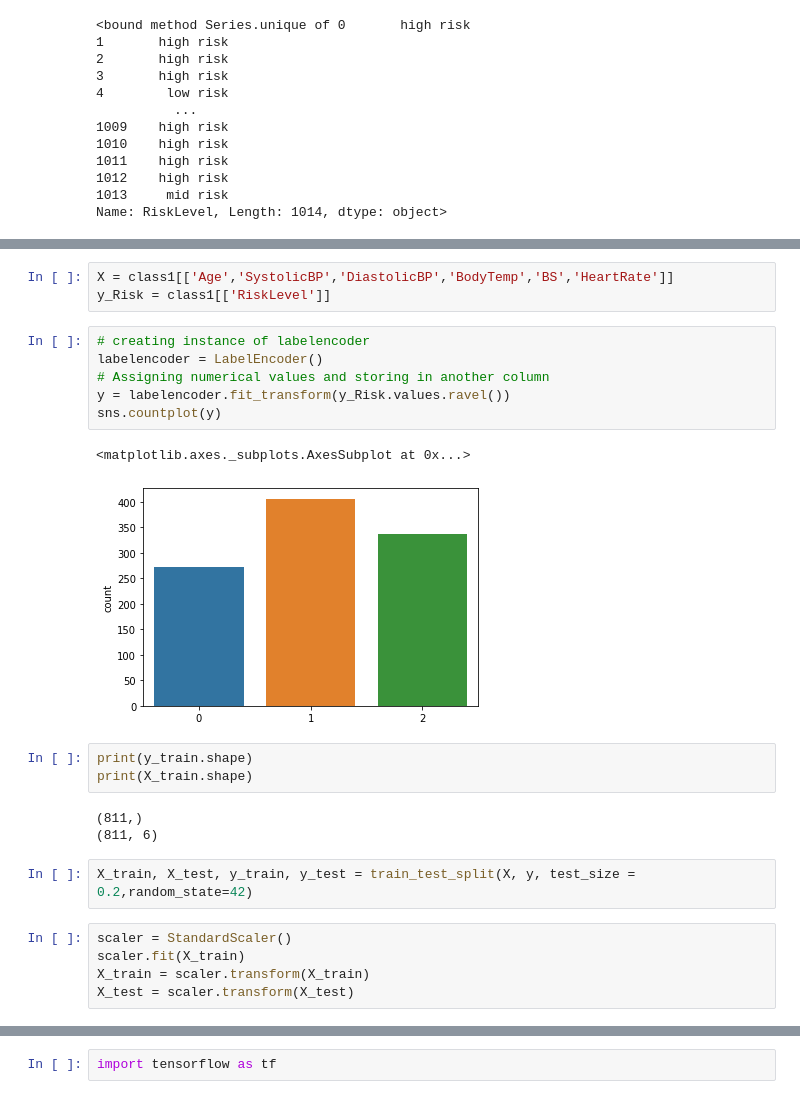
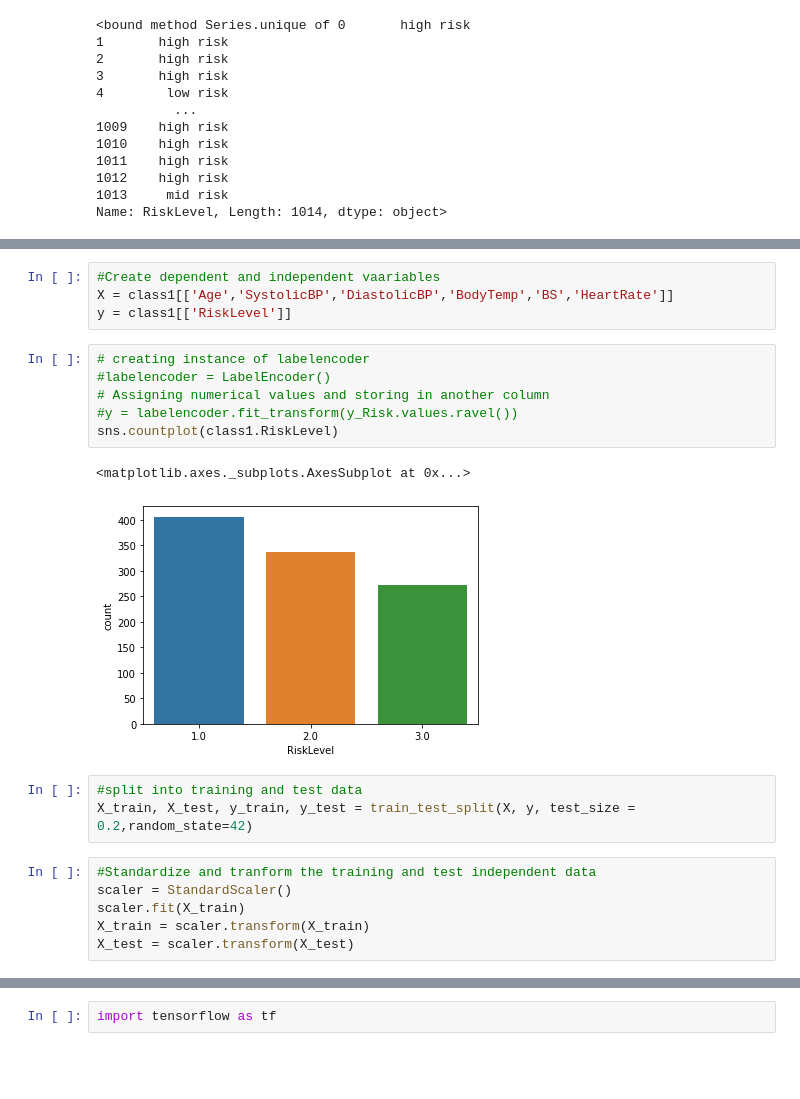
Before and after one commit to uzeziogho/MLDM, a Jupyter notebook: Classifiers.ipynb, the cells around one changed output, grey strips where cells are left out. Saved outputs shown, nothing was run; the diff lists cells and outputs as text; blank space fills up the shorter version.

```diff
--- a/Classifiers.ipynb
+++ b/Classifiers.ipynb
@@ -93,24 +100,21 @@ class1.corr(method='pearson')
 # %%
+#Create dependent and independent vaariables
 X = class1[['Age','SystolicBP','DiastolicBP','BodyTemp','BS','HeartRate']]
-y_Risk = class1[['RiskLevel']]
+y = class1[['RiskLevel']]
 # %%
 # creating instance of labelencoder
-labelencoder = LabelEncoder()
+#labelencoder = LabelEncoder()
 # Assigning numerical values and storing in another column
-y = labelencoder.fit_transform(y_Risk.values.ravel())
-sns.countplot(y)
+#y = labelencoder.fit_transform(y_Risk.values.ravel())
+sns.countplot(class1.RiskLevel)
 # %% [output]
 <matplotlib.axes._subplots.AxesSubplot at 0x...>
-[figure, old version]
+[figure, new version]
-# %%
-print(y_train.shape)
-print(X_train.shape)
-# %% [output]
-(811,)
-(811, 6)
 # %%
+#split into training and test data
 X_train, X_test, y_train, y_test = train_test_split(X, y, test_size = 0.2,random_state=42)
 # %%
+#Standardize and tranform the training and test independent data
 scaler = StandardScaler()
 scaler.fit(X_train)
 X_train = scaler.transform(X_train)
```
Also changed, not shown: parts of 32 cells of this notebook.
